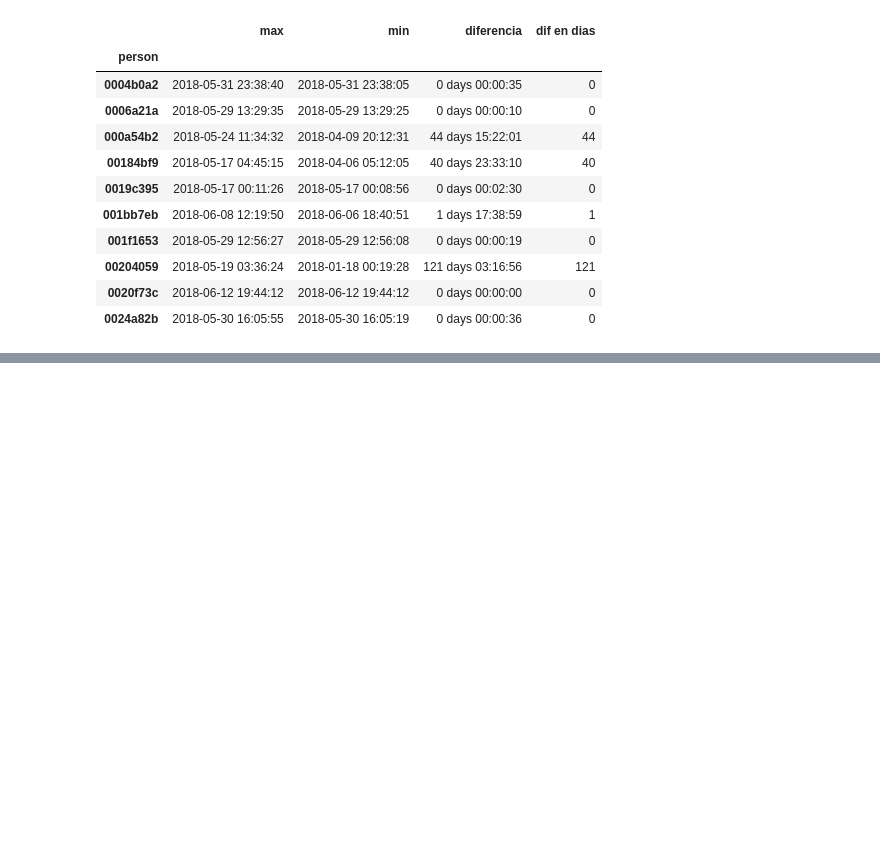
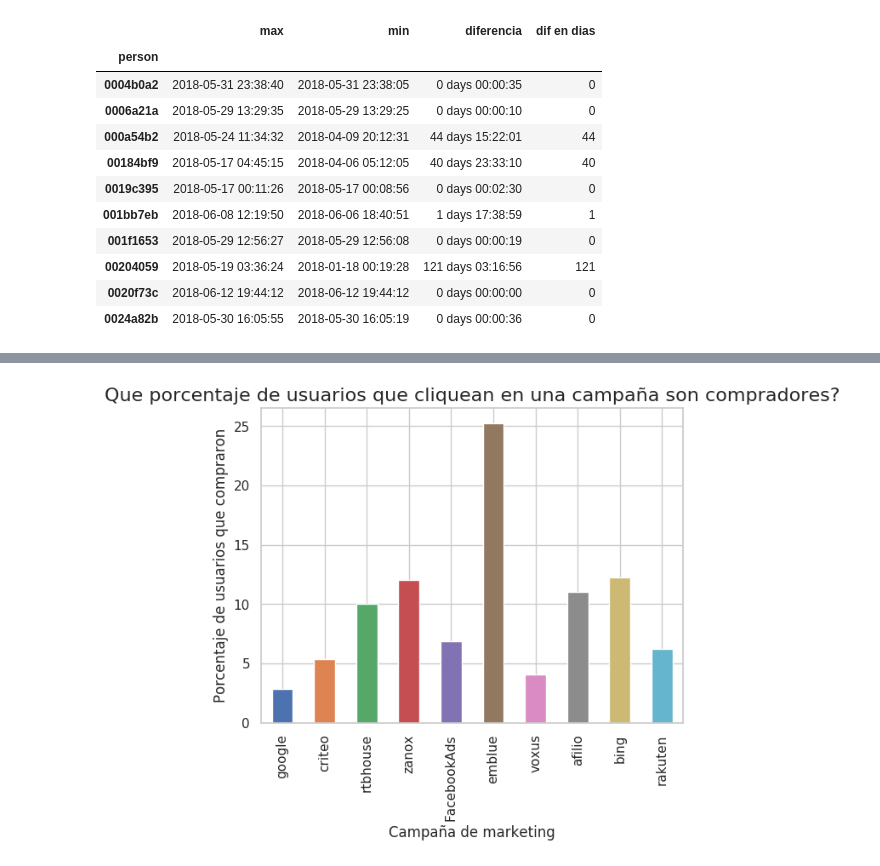
Before and after one commit to sebalogue/tp1-datos, a Jupyter notebook: src/seba/analisis-intro.ipynb, the cells around one changed output, grey strips where cells are left out. Drawn from its saved outputs; the diff is of its cells as text; code cells hidden in the pictures; blank space fills up the shorter version.

```diff
--- a/src/seba/analisis-intro.ipynb
+++ b/src/seba/analisis-intro.ipynb
@@ -375,0 +658,6 @@ max_min.head(10)
+# %%
+# Busco la cantidad total de usuarios que entraron al sitio por cada campaña al menos una vez
+
+person_campaign =tf.filter(items=['person', 'event', 'campaign_source']).loc[tf['event'] == 'ad campaign hit']
+person_campaign = person_campaign.drop_duplicates()
+person_campaign.head()
@@ -375,0 +671,7 @@ max_min.head(10)
+# %%
+person_campaign_count = person_campaign.groupby('person')['campaign_source'].value_counts()
+person_campaign_count_df = person_campaign_count.to_frame()
+person_campaign_count_df.columns = ['cant']
+person_campaign_count_df.reset_index(inplace=True)
+person_campaign_count_df.set_index('person', inplace=True)
+person_campaign_count_df.head()
@@ -375,0 +686,7 @@ max_min.head(10)
+# %%
+cantidad_persons_campaign = person_campaign_count_df['campaign_source'].value_counts().to_frame()
+cantidad_persons_campaign.columns = ['cantidad total']
+cantidad_persons_campaign.reset_index(inplace=True)
+cantidad_persons_campaign.columns = ['campaign_source', 'cantidad total']
+cantidad_persons_campaign.set_index('campaign_source', inplace=True)
+cantidad_persons_campaign.head()
@@ -375,0 +701,9 @@ max_min.head(10)
+# %%
+# Hago un join:
+# Obtengo la cantidad de usuarios que entraron al sitio por campaña y la cantidad de los usuarios que alguna vez compraron
+
+# Filtro solo los primeros 10 con mayor cantidad total de usuarios para una mejor comparacion y no ver datos irrelevantes
+
+campaign_total_vs_compras = pd.merge(cantidad_persons_campaign.head(10), compras_por_campaing_df, on='campaign_source', how='left')
+campaign_total_vs_compras['porcentaje'] = (campaign_total_vs_compras['cantidad'] / campaign_total_vs_compras['cantidad total']) * 100
+campaign_total_vs_compras
@@ -375,0 +722,8 @@ max_min.head(10)
+# %%
+campaign_total_vs_compras.plot(kind='bar', x='campaign_source', y='porcentaje', legend=False)\
+                    .set(ylabel='Porcentaje de usuarios que compraron',\
+                    xlabel='Campaña de marketing')
+
+plt.title('Que porcentaje de usuarios que cliquean en una campaña son compradores?', fontsize=16);
+# %% [output]
+[figure, added]
```
Also changed, not shown: parts of 30 cells of this notebook, 1 other file.
